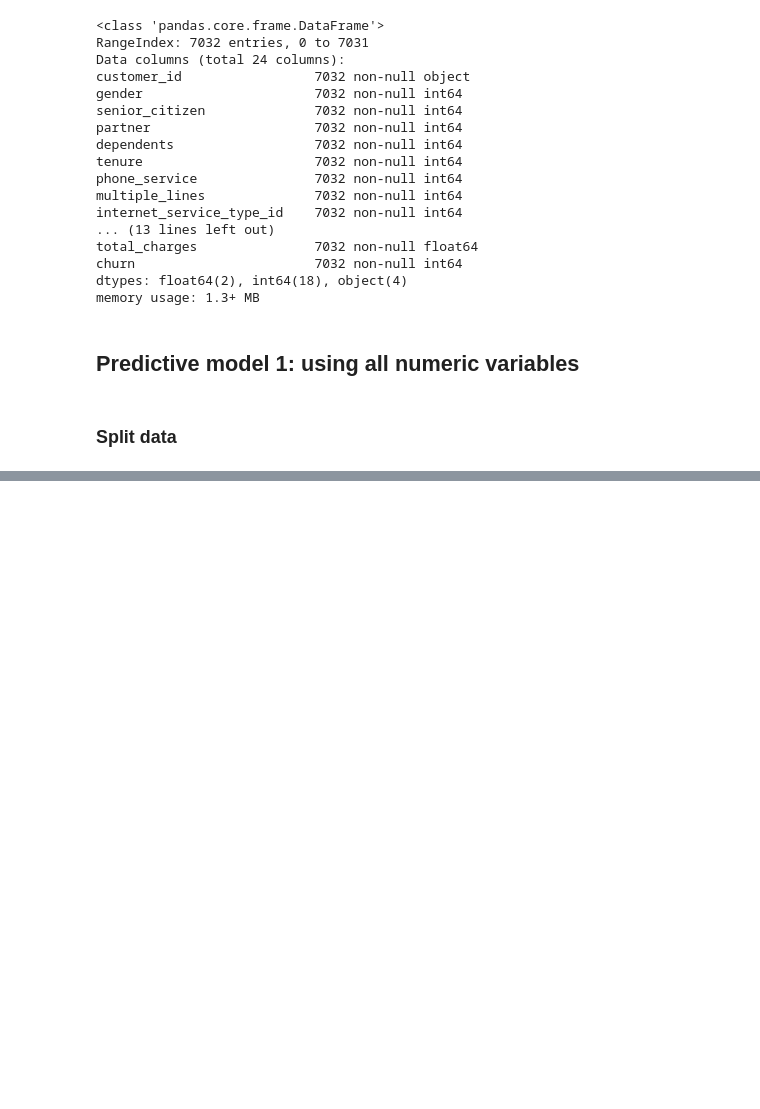
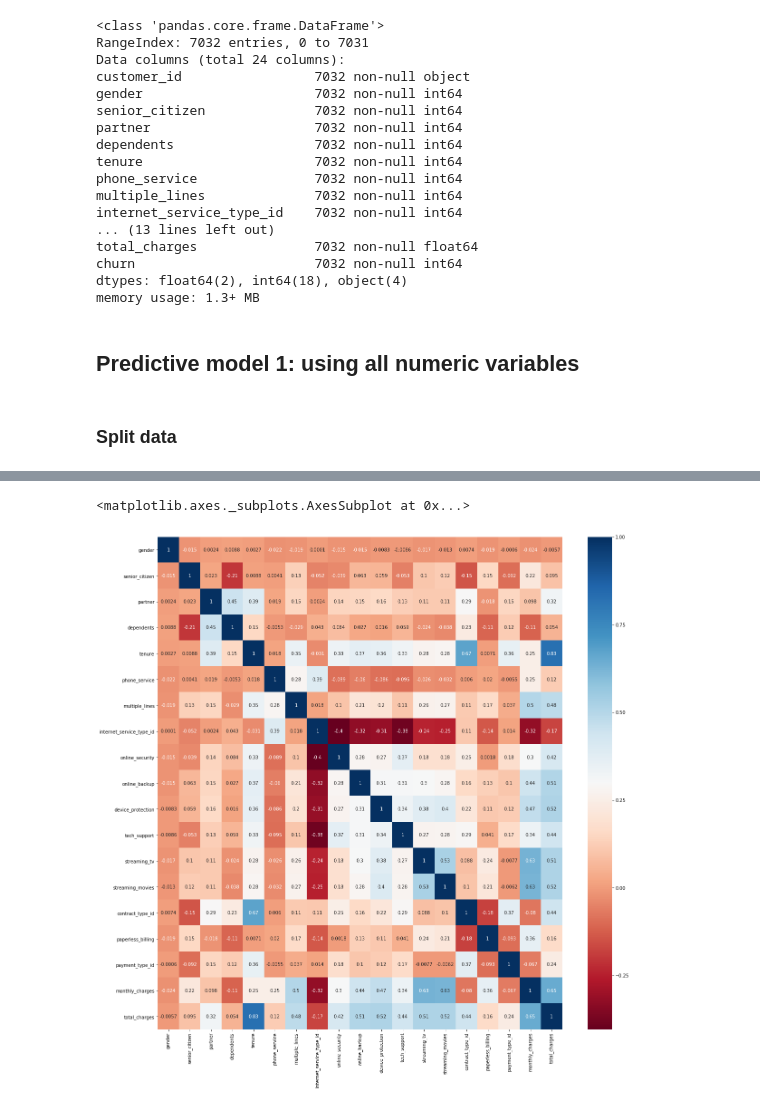
Before and after one commit to soslin/telco-churn-project, a Jupyter notebook: telco_customer_churn.ipynb, the cells around one changed output, grey strips where cells are left out. Cells and saved outputs as stored; diff of their text form; code cells hidden in the pictures; blank space fills up the shorter version.

```diff
--- a/telco_customer_churn.ipynb
+++ b/telco_customer_churn.ipynb
@@ -227,0 +242,2 @@ clf = DecisionTreeClassifier(criterion='entropy', max_depth=3, random_state=123)
+# %%
+clf.fit(X_train, y_train)
@@ -227,0 +387,6 @@ clf = DecisionTreeClassifier(criterion='entropy', max_depth=3, random_state=123)
+# %%
+plt.figure(figsize=(20,20))
+sns.heatmap(X_train.corr(), cmap='RdBu', annot=True)
+# %% [output]
+<matplotlib.axes._subplots.AxesSubplot at 0x...>
+[figure, added]
```
Also changed, not shown: parts of 39 cells of this notebook.
